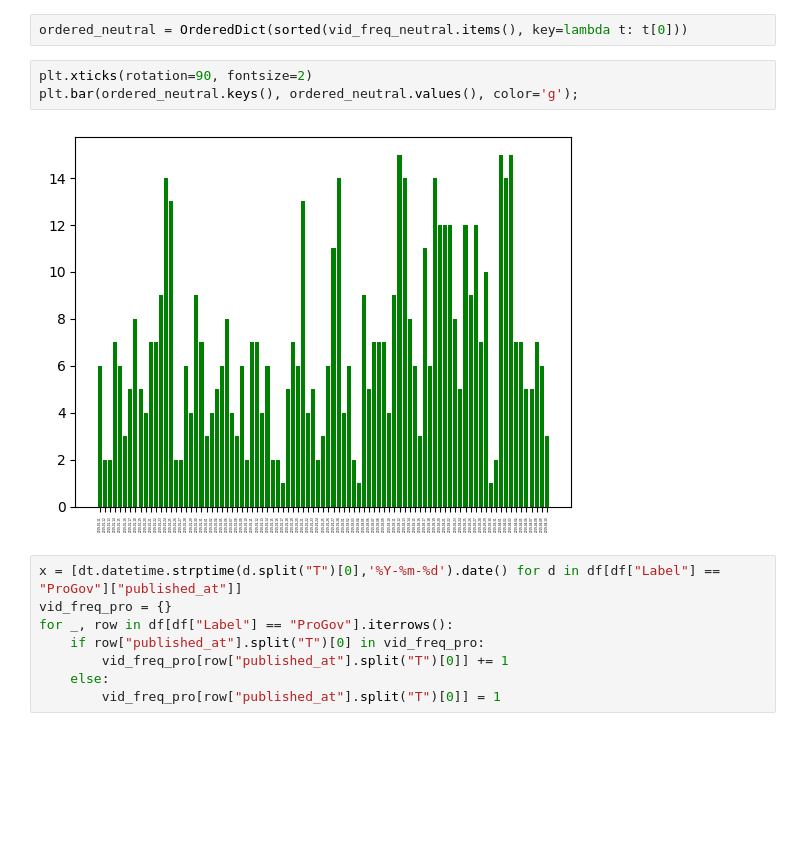
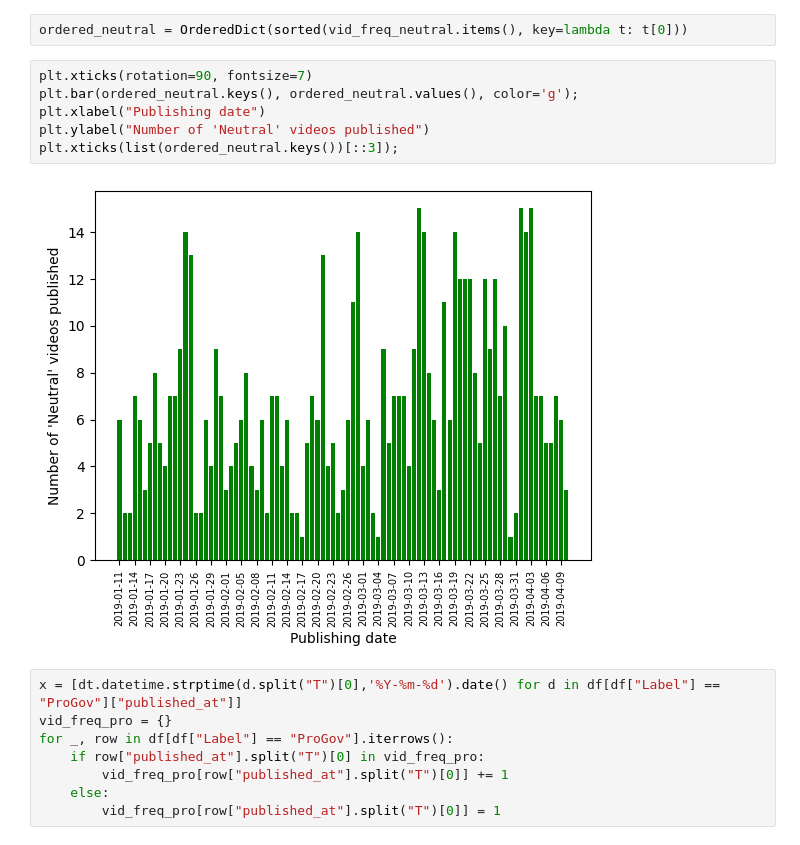
Before and after one commit to Saransh-cpp/polarising-content-on-indian-youtube-near-elections, a Jupyter notebook: analysis_ge.ipynb, the cells around one changed output. Drawn from its saved outputs; the diff is of its cells as text; blank space fills up the shorter version.

```diff
--- a/analysis_ge.ipynb
+++ b/analysis_ge.ipynb
@@ -139,10 +166,13 @@ for _, row in df[df["Label"] == "Neutral"].iterrows():
 # %%
 ordered_neutral = OrderedDict(sorted(vid_freq_neutral.items(), key=lambda t: t[0]))
 # %%
-plt.xticks(rotation=90, fontsize=2)
+plt.xticks(rotation=90, fontsize=7)
 plt.bar(ordered_neutral.keys(), ordered_neutral.values(), color='g');
+plt.xlabel("Publishing date")
+plt.ylabel("Number of 'Neutral' videos published")
+plt.xticks(list(ordered_neutral.keys())[::3]);
 # %% [output]
-[figure, old version]
+[figure, new version]
 # %%
 x = [dt.datetime.strptime(d.split("T")[0],'%Y-%m-%d').date() for d in df[df["Label"] == "ProGov"]["published_at"]]
 vid_freq_pro = {}
```
Also changed, not shown: parts of 11 cells of this notebook, 9 other files.
